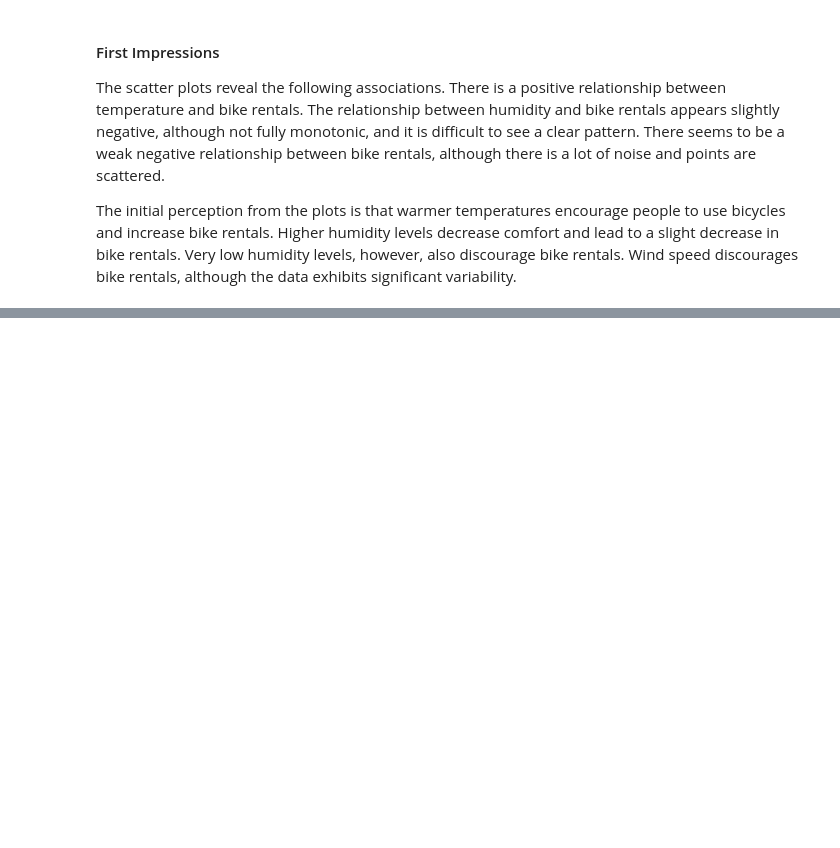
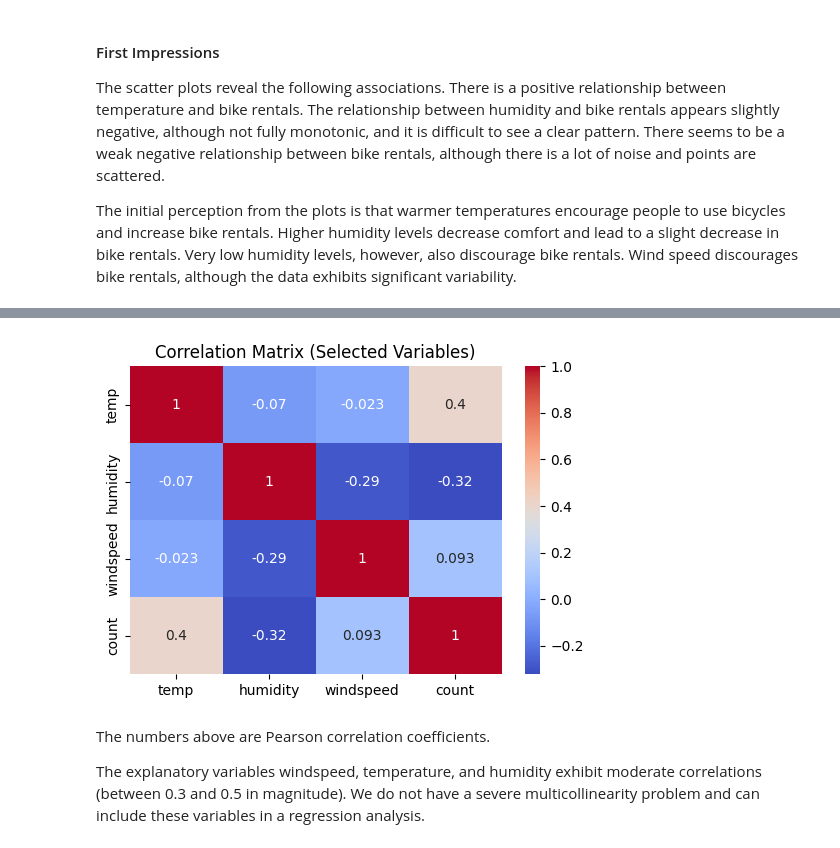
Before and after one commit to rumen111/data_science, a Jupyter notebook: data_science.ipynb, the cells around one changed output, grey strips where cells are left out. Drawn from its saved outputs; the diff is of its cells as text; code cells hidden in the pictures; blank space fills up the shorter version.

```diff
--- a/data_science.ipynb
+++ b/data_science.ipynb
@@ -153,0 +182,21 @@ The initial perception from the plots is that warmer temperatures encourage peop
+# %%
+import seaborn as sns
+import matplotlib.pyplot as plt
+
+# select relevant variables
+df_corr = df[["temp", "humidity", "windspeed", "count"]]
+
+# compute correlation matrix
+corr = df_corr.corr()
+
+# plot
+plt.figure(figsize=(6,4))
+sns.heatmap(corr, annot=True, cmap="coolwarm")
+plt.title("Correlation Matrix (Selected Variables)")
+plt.show()
+# %% [output]
+[figure, added]
+# %% [markdown]
+The numbers above are Pearson correlation coefficients.
+
+The explanatory variables windspeed, temperature, and humidity exhibit moderate correlations (between 0.3 and 0.5 in magnitude). We do not have a severe multicollinearity problem and can include these variables in a regression analysis.
```
Also changed, not shown: parts of 7 cells of this notebook.
